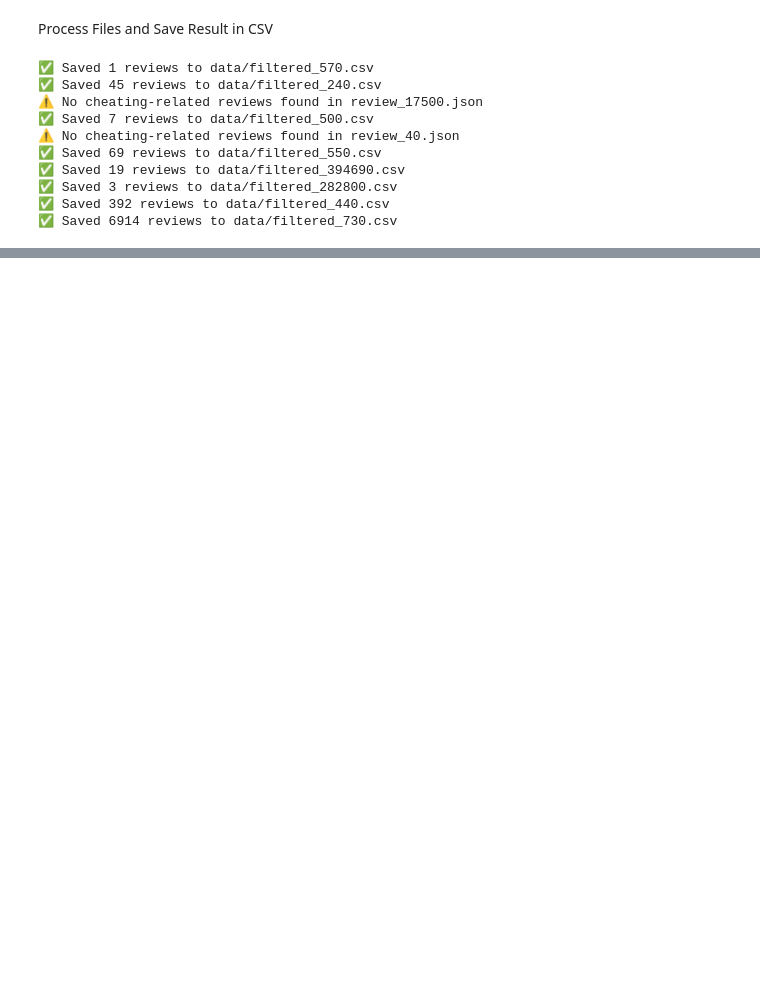
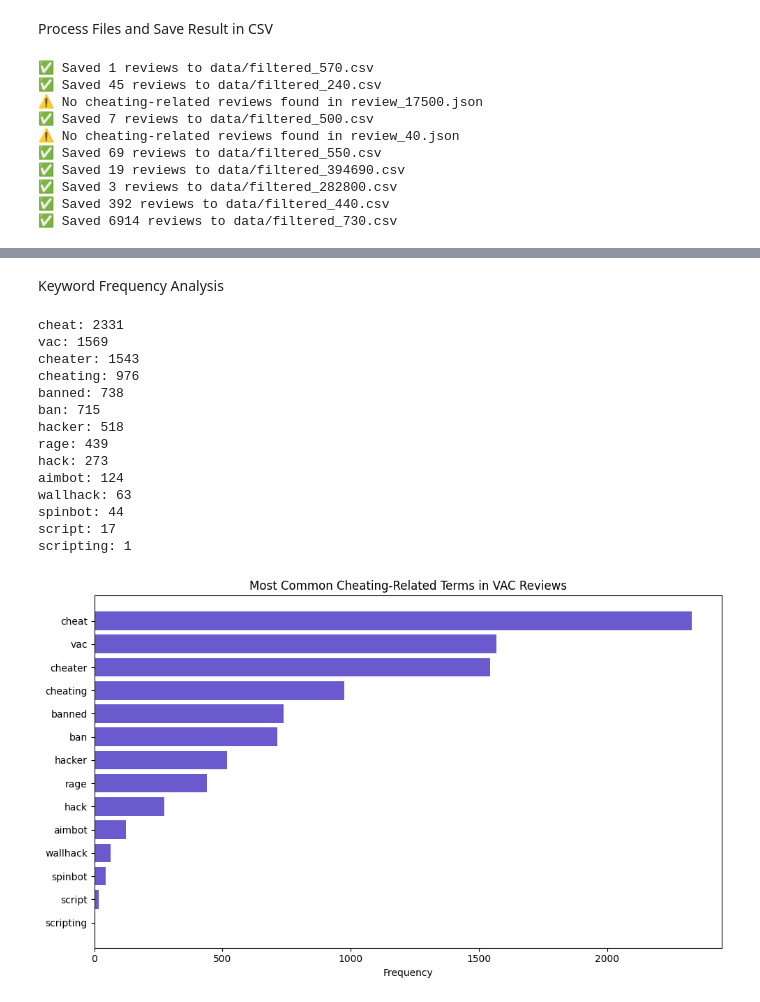
Before and after one commit to adj2k/SteamVAC, a Jupyter notebook: vac_project.ipynb, the cells around one changed output, grey strips where cells are left out. Cells and saved outputs as stored; diff of their text form; code cells hidden in the pictures; blank space fills up the shorter version.

```diff
--- a/vac_project.ipynb
+++ b/vac_project.ipynb
@@ -132,0 +312,58 @@ for filename in os.listdir(data_folder):
+# %% [markdown]
+Keyword Frequency Analysis
+# %%
+import re
+from collections import Counter
+
+keywords = [
+    'vac', 'cheat', 'cheater', 'cheating', 'hack', 'hacker',
+    'aimbot', 'wallhack', 'ban', 'banned', 'script', 'scripting', 'rage', 'spinbot'
+]
+
+# Convert review text to lowercase
+all_reviews['text'] = all_reviews['text'].astype(str).str.lower()
+
+# Count keyword occurrences
+keyword_counter = Counter()
+
+for text in all_reviews['text']:
+    for kw in keywords:
+        if re.search(rf'\b{kw}\b', text):
+            keyword_counter[kw] += 1
+
+
+# Show top N keywords
+for word, count in keyword_counter.most_common():
+    print(f"{word}: {count}")
+
+import pandas as pd
+import matplotlib.pyplot as plt
+
+# Convert to DataFrame for plotting
+keyword_df = pd.DataFrame(keyword_counter.items(), columns=['keyword', 'count'])
+keyword_df = keyword_df.sort_values(by='count', ascending=False)
+
+# Plot
+plt.figure(figsize=(10, 6))
+plt.barh(keyword_df['keyword'], keyword_df['count'], color='slateblue')
+plt.xlabel("Frequency")
+plt.title("Most Common Cheating-Related Terms in VAC Reviews")
+plt.gca().invert_yaxis()  # highest at top
+plt.tight_layout()
+plt.show()
+# %% [output]
+cheat: 2331
+vac: 1569
+cheater: 1543
+cheating: 976
+banned: 738
+ban: 715
+hacker: 518
+rage: 439
+hack: 273
+aimbot: 124
+wallhack: 63
+spinbot: 44
+script: 17
+scripting: 1
+[figure, added]
```
Also changed, not shown: parts of 15 cells of this notebook.
